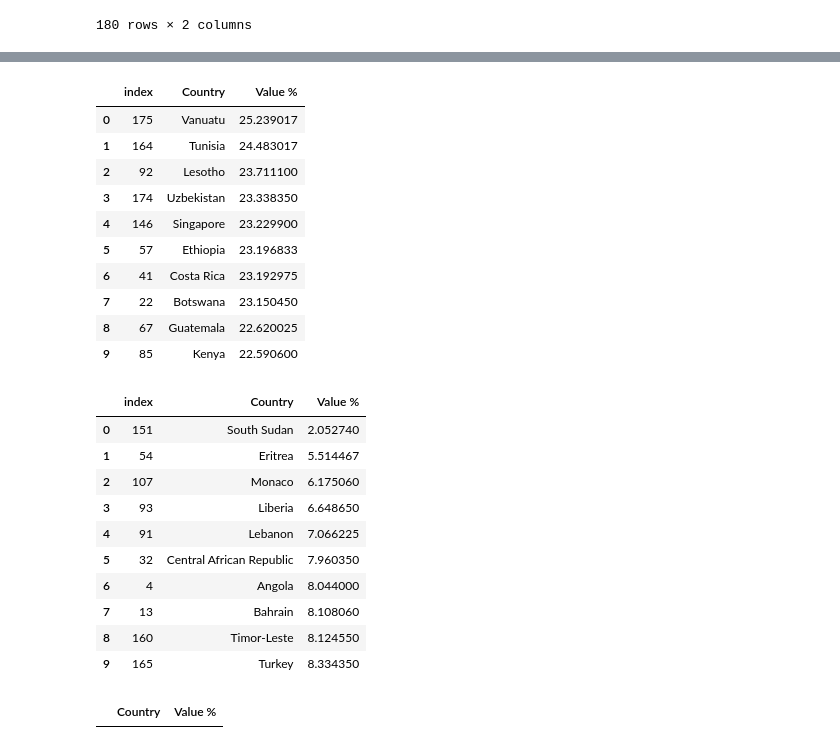
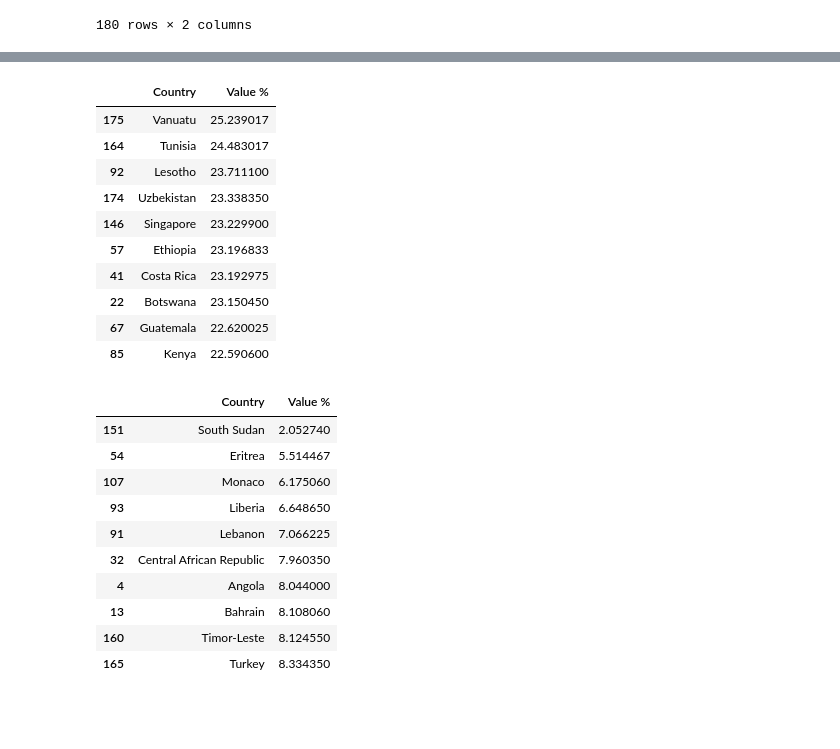
Before and after one commit to pamhinostroza/Project_1, a Jupyter notebook: Project_Main.ipynb, the cells around one changed output, grey strips where cells are left out. Saved outputs shown, nothing was run; the diff lists cells and outputs as text; code cells hidden in the pictures; blank space fills up the shorter version.

```diff
--- a/Project_Main.ipynb
+++ b/Project_Main.ipynb
@@ -56,37 +50,34 @@ plt.tight_layout()
 # %%
 top_exp = ed_exp_mean.sort_values(by='Value %',ascending=False)
 top_10=top_exp.head(10)
-top_10.reset_index()
+top_10
+#make country the index
 # %% [output]
-|  | index | Country | Value % |
-| 0 | 175 | Vanuatu | 25.239017 |
-| 1 | 164 | Tunisia | 24.483017 |
-| 2 | 92 | Lesotho | 23.711100 |
-| 3 | 174 | Uzbekistan | 23.338350 |
-| 4 | 146 | Singapore | 23.229900 |
-| 5 | 57 | Ethiopia | 23.196833 |
-| 6 | 41 | Costa Rica | 23.192975 |
-| 7 | 22 | Botswana | 23.150450 |
-| 8 | 67 | Guatemala | 22.620025 |
-| 9 | 85 | Kenya | 22.590600 |
+|  | Country | Value % |
+| 175 | Vanuatu | 25.239017 |
+| 164 | Tunisia | 24.483017 |
+| 92 | Lesotho | 23.711100 |
+| 174 | Uzbekistan | 23.338350 |
+| 146 | Singapore | 23.229900 |
+| 57 | Ethiopia | 23.196833 |
+| 41 | Costa Rica | 23.192975 |
+| 22 | Botswana | 23.150450 |
+| 67 | Guatemala | 22.620025 |
+| 85 | Kenya | 22.590600 |
 # %%
 bottom_exp = ed_exp_mean.sort_values(by='Value %')
 bottom_10=bottom_exp.head(10)
-bottom_10.reset_index()
+bottom_10
+#make country the index
 # %% [output]
-|  | index | Country | Value % |
-| 0 | 151 | South Sudan | 2.052740 |
-| 1 | 54 | Eritrea | 5.514467 |
-| 2 | 107 | Monaco | 6.175060 |
-| 3 | 93 | Liberia | 6.648650 |
-| 4 | 91 | Lebanon | 7.066225 |
-| 5 | 32 | Central African Republic | 7.960350 |
-| 6 | 4 | Angola | 8.044000 |
-| 7 | 13 | Bahrain | 8.108060 |
-| 8 | 160 | Timor-Leste | 8.124550 |
-| 9 | 165 | Turkey | 8.334350 |
+|  | Country | Value % |
+| 151 | South Sudan | 2.052740 |
+| 54 | Eritrea | 5.514467 |
+| 107 | Monaco | 6.175060 |
+| 93 | Liberia | 6.648650 |
+| 91 | Lebanon | 7.066225 |
+| 32 | Central African Republic | 7.960350 |
+| 4 | Angola | 8.044000 |
+| 13 | Bahrain | 8.108060 |
+| 160 | Timor-Leste | 8.124550 |
+| 165 | Turkey | 8.334350 |
-# %%
-merged_exp=pd.merge(top_10,bottom_10)
-merged_exp
-# %% [output]
-|  | Country | Value % |
```
Also changed, not shown: parts of 4 cells of this notebook.
